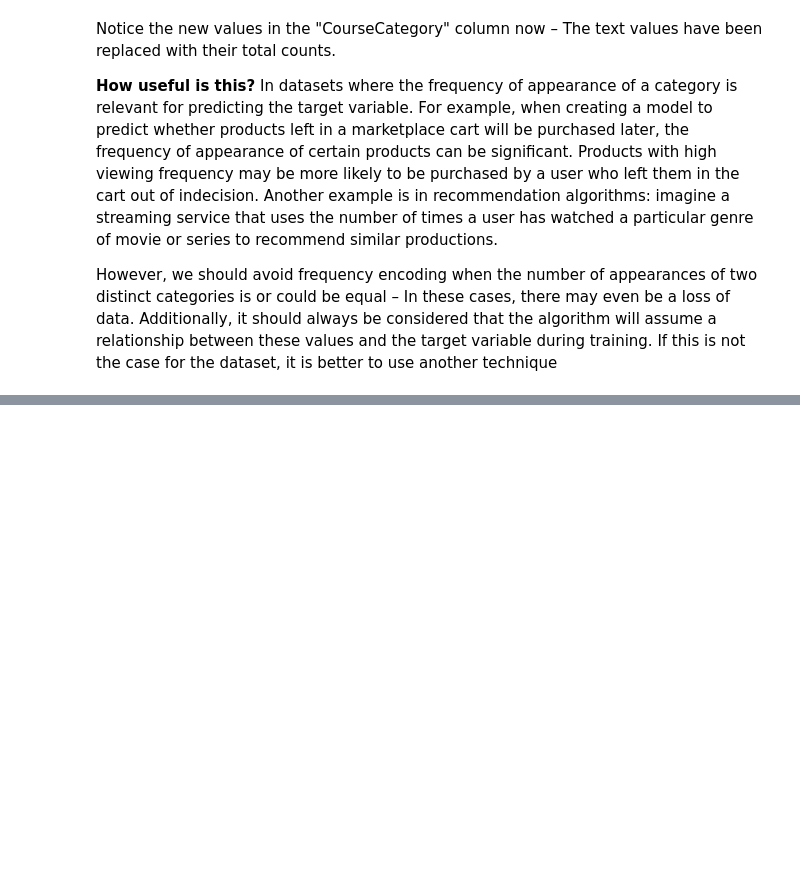
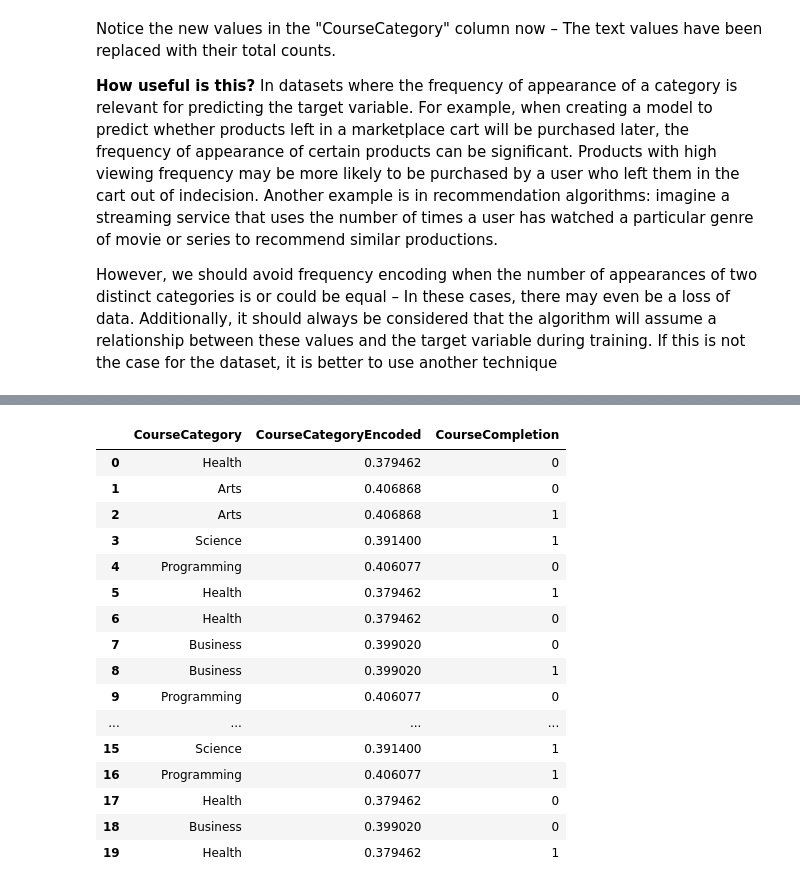
Before and after one commit to octavioduarte/Feature-Engineering, a Jupyter notebook: feature-engineering.ipynb, the cells around one changed output, grey strips where cells are left out. Saved outputs shown, nothing was run; the diff lists cells and outputs as text; code cells hidden in the pictures; blank space fills up the shorter version.

Commit message:
add explanation with example about mean target encoding

```diff
--- a/feature-engineering.ipynb
+++ b/feature-engineering.ipynb
@@ -144,0 +151,26 @@ However, we should avoid frequency encoding when the number of appearances of tw
+# %%
+base_example_mean_target_encoding = pd.read_csv('online_course_engagement_data.csv')
+
+encode = base_example_mean_target_encoding.groupby('CourseCategory').apply(lambda base_example_mean_target_encoding: base_example_mean_target_encoding['CourseCompletion'].mean())
+
+base_example_mean_target_encoding["CourseCategoryEncoded"] = base_example_mean_target_encoding["CourseCategory"].replace(encode.to_dict())
+
+base_example_mean_target_encoding[["CourseCategory", "CourseCategoryEncoded", "CourseCompletion"]].head(20)
+# %% [output]
+|  | CourseCategory | CourseCategoryEncoded | CourseCompletion |
+| 0 | Health | 0.379462 | 0 |
+| 1 | Arts | 0.406868 | 0 |
+| 2 | Arts | 0.406868 | 1 |
+| 3 | Science | 0.391400 | 1 |
+| 4 | Programming | 0.406077 | 0 |
+| 5 | Health | 0.379462 | 1 |
+| 6 | Health | 0.379462 | 0 |
+| 7 | Business | 0.399020 | 0 |
+| 8 | Business | 0.399020 | 1 |
+| 9 | Programming | 0.406077 | 0 |
+| ... | ... | ... | ... |
+| 15 | Science | 0.391400 | 1 |
+| 16 | Programming | 0.406077 | 1 |
+| 17 | Health | 0.379462 | 0 |
+| 18 | Business | 0.399020 | 0 |
+| 19 | Health | 0.379462 | 1 |
```
Also changed, not shown: parts of 2 cells of this notebook, 1 other file.
